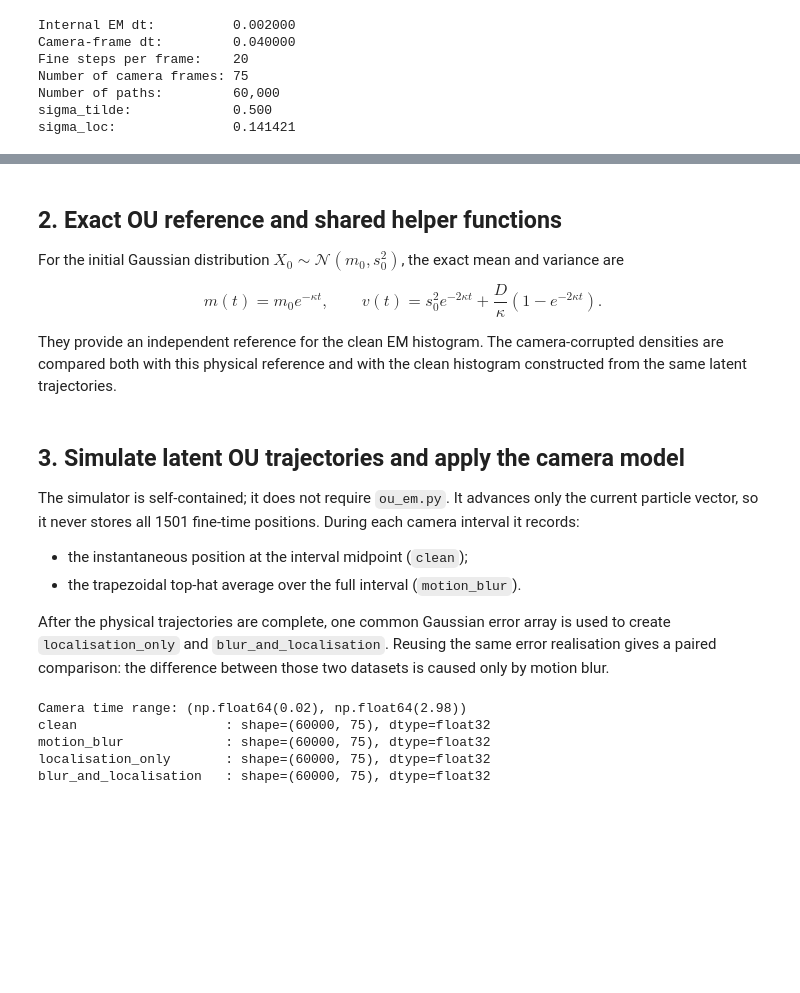
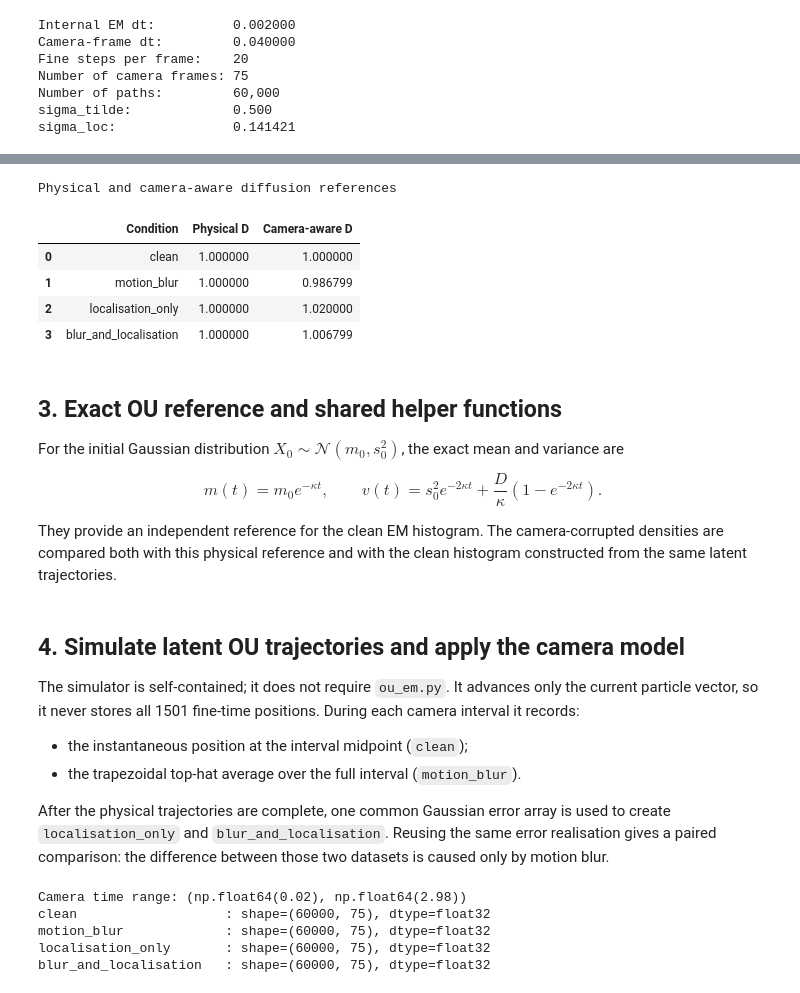
Before and after one commit to Nickkklos/URSS_2026, a Jupyter notebook: week_9_OU_camera_errors.ipynb, the cells around one changed output, grey strips where cells are left out. Drawn from its saved outputs; the diff is of its cells as text; code cells hidden in the pictures; blank space fills up the shorter version.

```diff
--- a/week_9_OU_camera_errors.ipynb
+++ b/week_9_OU_camera_errors.ipynb
@@ -136,5 +176,61 @@ sigma_loc:               0.141421
+# %%
+z_camera = kappa * dt_camera
+
+if np.isclose(z_camera, 0.0):
+    blur_diffusion_factor = 1.0
+else:
+    # z - 1 + exp(-z) = z + expm1(-z)
+    blur_diffusion_factor = (
+        2.0
+        * (
+            z_camera
+            + np.expm1(-z_camera)
+        )
+        / z_camera**2
+    )
+
+D_blur_reference = (
+    D * blur_diffusion_factor
+)
+
+D_localisation_reference = (
+    D
+    + kappa * sigma_loc**2
+)
+
+D_blur_localisation_reference = (
+    D_blur_reference
+    + kappa * sigma_loc**2
+)
+
+camera_diffusion_reference = {
+    "clean": D,
+    "motion_blur": D_blur_reference,
+    "localisation_only": D_localisation_reference,
+    "blur_and_localisation": D_blur_localisation_reference,
+}
+
+camera_reference_table = pd.DataFrame({
+    "Condition": list(camera_diffusion_reference.keys()),
+    "Physical D": D,
+    "Camera-aware D": list(camera_diffusion_reference.values()),
+})
+
+display(
+    camera_reference_table.style.format({
+        "Physical D": "{:.6f}",
+        "Camera-aware D": "{:.6f}",
+    }).set_caption("Physical and camera-aware diffusion references")
+)
+# %% [output]
+Physical and camera-aware diffusion references
+|  | Condition | Physical D | Camera-aware D |
+| 0 | clean | 1.000000 | 1.000000 |
+| 1 | motion_blur | 1.000000 | 0.986799 |
+| 2 | localisation_only | 1.000000 | 1.020000 |
+| 3 | blur_and_localisation | 1.000000 | 1.006799 |
 # %% [markdown]
-## 2. Exact OU reference and shared helper functions
+## 3. Exact OU reference and shared helper functions
 
 For the initial Gaussian distribution $X_0\sim\mathcal N(m_0,s_0^2)$, the exact mean and variance are
 
@@ -203,7 +299,7 @@ def print_identified_equation(feature_names, coefficients, tolerance=1e-10):
 
     display(Math(rf"\rho_t={right_hand_side}"))
 # %% [markdown]
-## 3. Simulate latent OU trajectories and apply the camera model
+## 4. Simulate latent OU trajectories and apply the camera model
 
 The simulator is self-contained; it does not require `ou_em.py`. It advances only the current particle vector, so it never stores all 1501 fine-time positions. During each camera interval it records:
 
```
Also changed, not shown: parts of 14 cells of this notebook.
